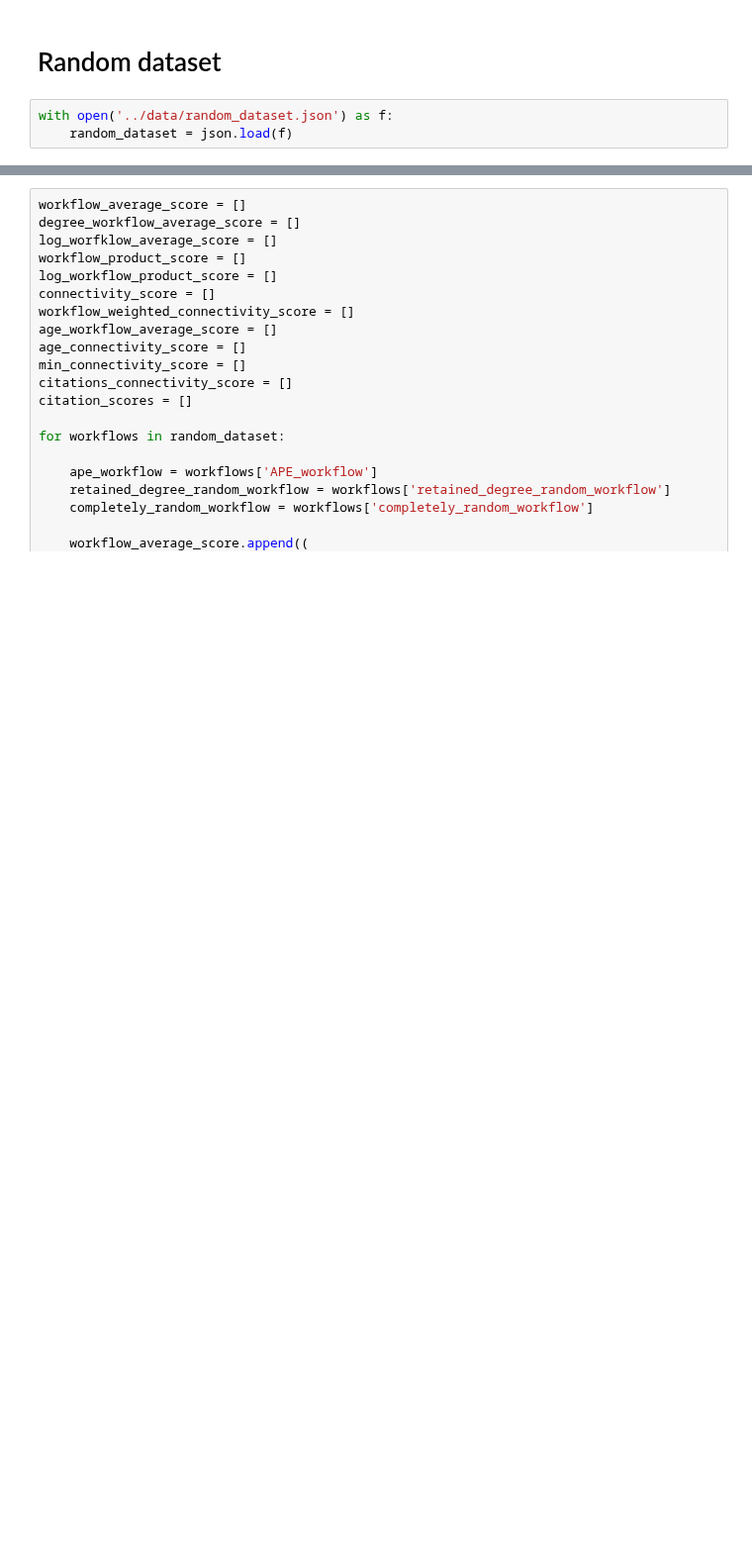
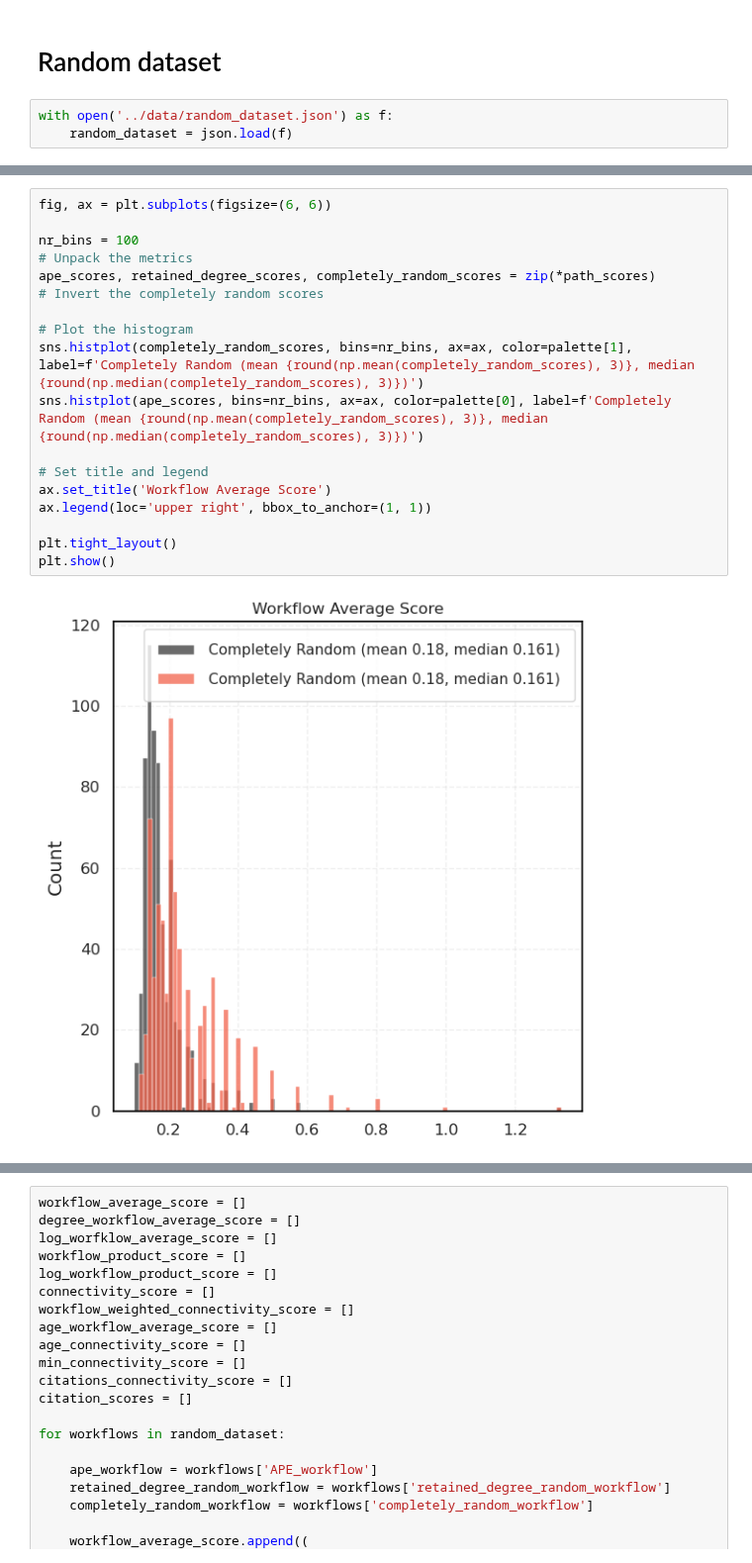
Before and after one commit to Workflomics/pubmetric, a Jupyter notebook: dev-viz-notebooks/metric_dev.ipynb, the cells around one changed output, grey strips where cells are left out. Shown at 99% size. Cells and saved outputs as stored; diff of their text form; blank space fills up the shorter version.

```diff
--- a/dev-viz-notebooks/metric_dev.ipynb
+++ b/dev-viz-notebooks/metric_dev.ipynb
@@ -316,0 +397,20 @@ with open('../data/random_dataset.json') as f:
+# %%
+fig, ax = plt.subplots(figsize=(6, 6))
+
+nr_bins = 100
+# Unpack the metrics
+ape_scores, retained_degree_scores, completely_random_scores = zip(*path_scores)
+# Invert the completely random scores
+
+# Plot the histogram
+sns.histplot(completely_random_scores, bins=nr_bins, ax=ax, color=palette[1], label=f'Completely Random (mean {round(np.mean(completely_random_scores), 3)}, median {round(np.median(completely_random_scores), 3)})')
+sns.histplot(ape_scores, bins=nr_bins, ax=ax, color=palette[0], label=f'Completely Random (mean {round(np.mean(completely_random_scores), 3)}, median {round(np.median(completely_random_scores), 3)})')
+
+# Set title and legend
+ax.set_title('Workflow Average Score')
+ax.legend(loc='upper right', bbox_to_anchor=(1, 1))
+
+plt.tight_layout()
+plt.show()
+# %% [output]
+[figure, added]
```
Also changed, not shown: parts of 11 cells of this notebook, 5 other files.
